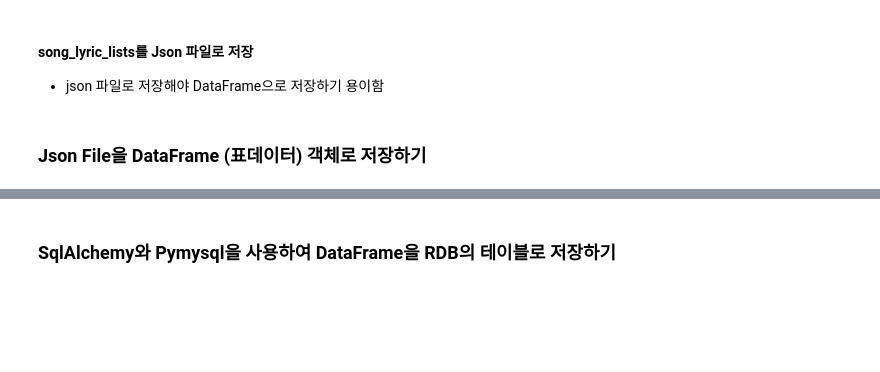
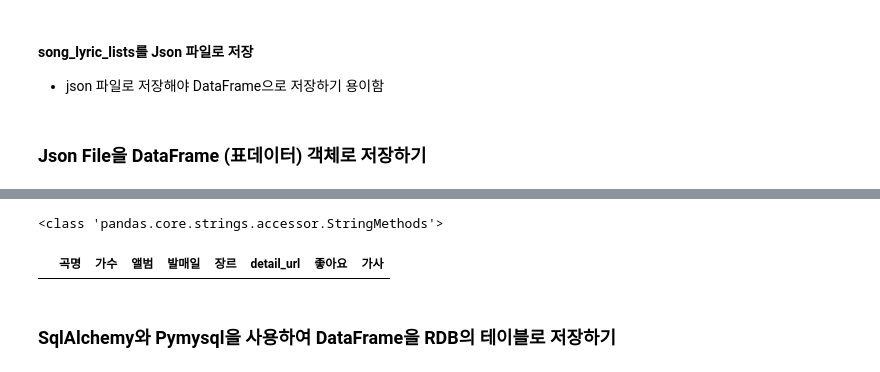
Before and after one commit to intaekim114/Python_Webscraping_Analysis, a Jupyter notebook: 04.Melon100차트_데이터파싱_DB저장.ipynb, the cells around one changed output, grey strips where cells are left out. Cells and saved outputs as stored; diff of their text form; code cells hidden in the pictures; blank space fills up the shorter version.

```diff
--- a/04.Melon100차트_데이터파싱_DB저장.ipynb
+++ b/04.Melon100차트_데이터파싱_DB저장.ipynb
@@ -199,0 +231,10 @@ array(['G-DRAGON', 'IVE (아이브)', '황가람', 'aespa', '로제 (ROSÉ)', 'P
+# %%
+#앨범이 OST 인 노래는?
+print(type(song_df['앨범'].str))
+# song_df['앨범'].sample(1) # sample() 아무거나 10개 가져오기
+song_df['앨범'].str.contains('OST') #str 메소드를 통해 문자열을 다룰수 있게 된다.
+# 시리즈 타입은 contains를 사용할 수 없다. 이 식은 조건식으로 boolean 타입을 반환한다.
+song_df.loc[song_df['앨범'].str.contains('OST')]
+# %% [output]
+<class 'pandas.core.strings.accessor.StringMethods'>
+|  | 곡명 | 가수 | 앨범 | 발매일 | 장르 | detail_url | 좋아요 | 가사 |
```
Also changed, not shown: parts of 14 cells of this notebook, 1 other file.
